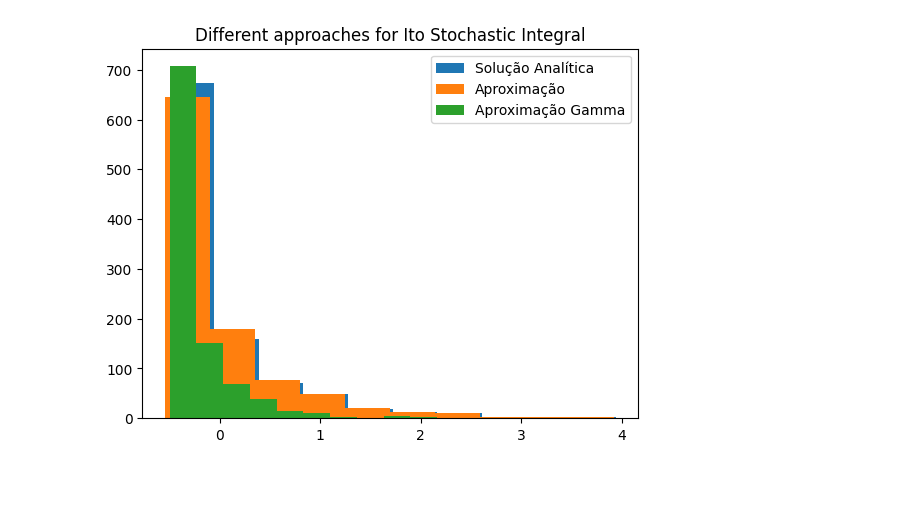
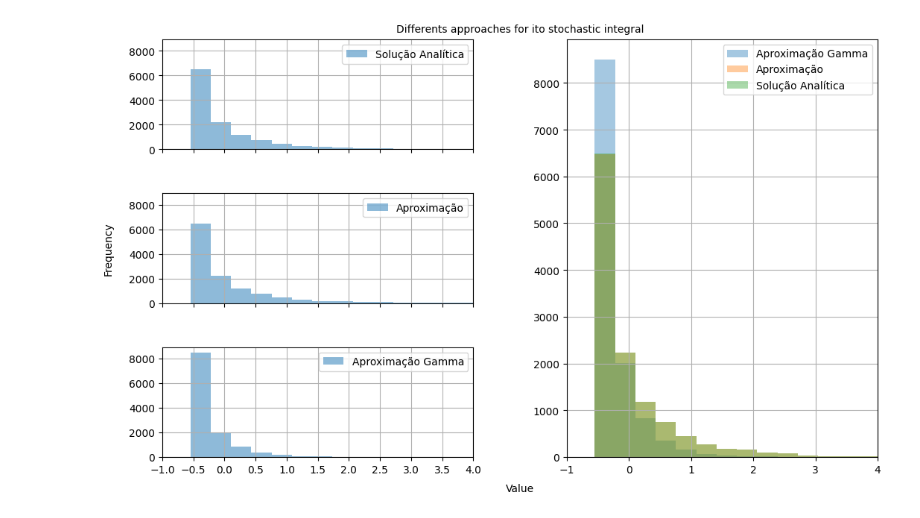
Before and after one commit to epedropaulo/MyPython, a Jupyter notebook: Projetos em finanças/SDEs/stochastic_integral.ipynb, the cells around one changed output. Drawn from its saved outputs; the diff is of its cells as text; code cells hidden in the pictures; blank space fills up the shorter version.

Commit message:
Add.: differents approaches for ito stochastic integral

```diff
--- a/Projetos em finanças/SDEs/stochastic_integral.ipynb
+++ b/Projetos em finanças/SDEs/stochastic_integral.ipynb
@@ -28,14 +28,14 @@ def StochasticIntegral(T, n):
     return ts, wiener, integral
 # %%
 T = 1
-n = 1000
-m = 1000
+malha = 2000
+n_sim = 12000
 
 hist_integral = []
 analiticas = []
 gamma_approxs = []
-for _ in range(m):
-    ts, wiener, integral = StochasticIntegral(T, n)
+for _ in range(n_sim):
+    ts, wiener, integral = StochasticIntegral(T, malha)
     analitica = (wiener[-1] ** 2) / 2 - T/2
     gamma_approx = -T/2 + 1 / 2 * np.random.gamma(1/2 , T)
 
@@ -52,10 +45,44 @@ sns.histplot(data=gamma_approxs, element="poly")
-# %%
-
-plt.hist(analiticas, label='Solução Analítica')
-plt.hist(hist_integral, label='Aproximação')
-plt.hist(gamma_approxs, label='Aproximação Gamma')
-plt.title('Different approaches for Ito Stochastic Integral')
-plt.legend()
-plt.show()
-# %% [output]
-[figure, removed]
+# %%
+all_data = np.concatenate([analiticas, hist_integral, gamma_approxs])
+min_val = all_data.min()
+max_val = all_data.max()
+
+bins = np.linspace(min_val, max_val, 25)
+
+data_list = [analiticas, hist_integral, gamma_approxs]
+labels = ['Solução Analítica', 'Aproximação', 'Aproximação Gamma']
+xticks = [x for x in np.arange(-1, 4.5, 0.5)]
+# %%
+fig = plt.figure(figsize=(12, 7))
+gs = gridspec.GridSpec(3, 2, width_ratios=[3, 3])
+
+for i in range(3):
+    ax = plt.subplot(gs[i, 0], sharex=plt.subplot(gs[0, 0]), sharey=plt.subplot(gs[0, 0]))
+    ax.hist(data_list[i], bins=bins, alpha=0.5)
+    ax.legend([labels[i]])
+    ax.grid()
+    if i < 2:
+        plt.setp(ax.get_xticklabels(), visible=False)
+    else:
+        ax.set_xticks(xticks)
+
+plt.subplot(gs[0, 0]).set_xlim(min(xticks), max(xticks))
+
+ax4 = plt.subplot(gs[:, 1])
+for i in range(3):
+    ax4.hist(data_list[-i-1], bins=bins,label=labels[-i-1], alpha=0.4)
+
+ax4.set_xlim(min(xticks), max(xticks))
+ax4.grid()
+ax4.legend()
+
+fig.text(0.5, 0.92, 'Differents approaches for ito stochastic integral', ha='center', va='center')
+fig.text(0.5, 0.04, 'Value', ha='center', va='center')
+fig.text(0.04, 0.5, 'Frequency', ha='center', va='center', rotation='vertical')
+
+plt.tight_layout()
+plt.subplots_adjust(wspace=0.3, hspace=0.4, left=0.1, bottom=0.1, right=0.9, top=0.9)
+
+plt.show()
+# %% [output]
+[figure, added]
```
Also changed, not shown: parts of 4 cells of this notebook.
